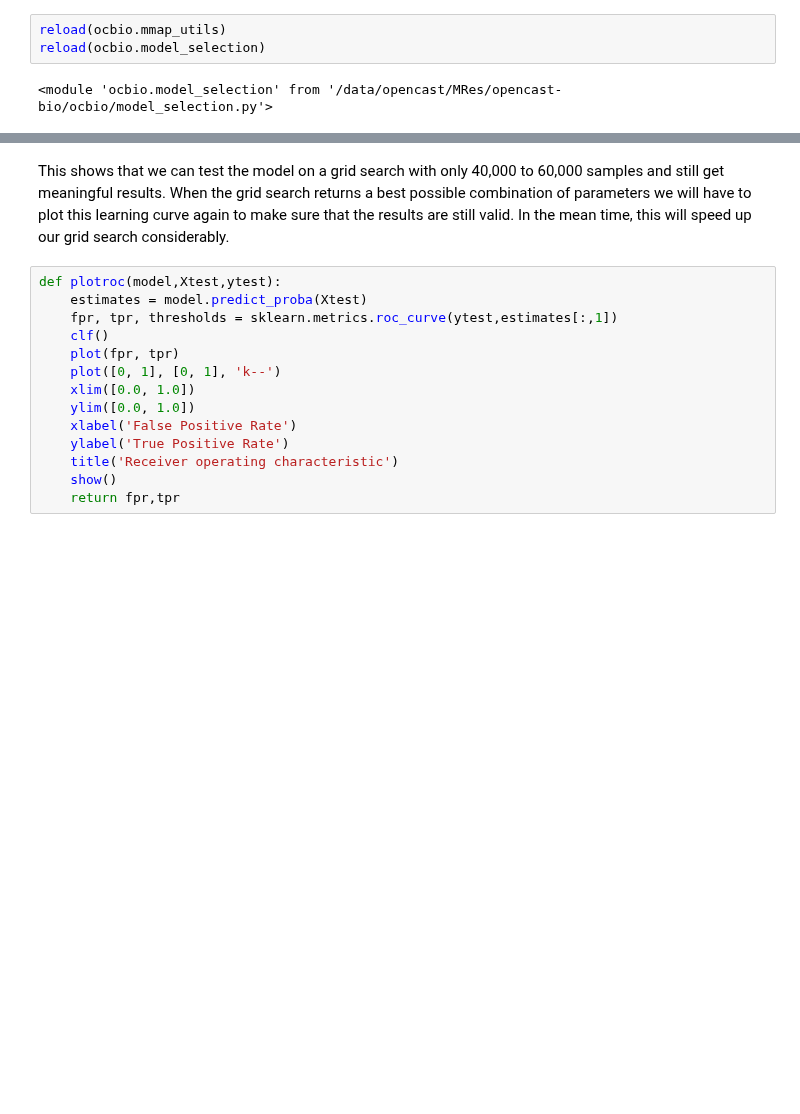
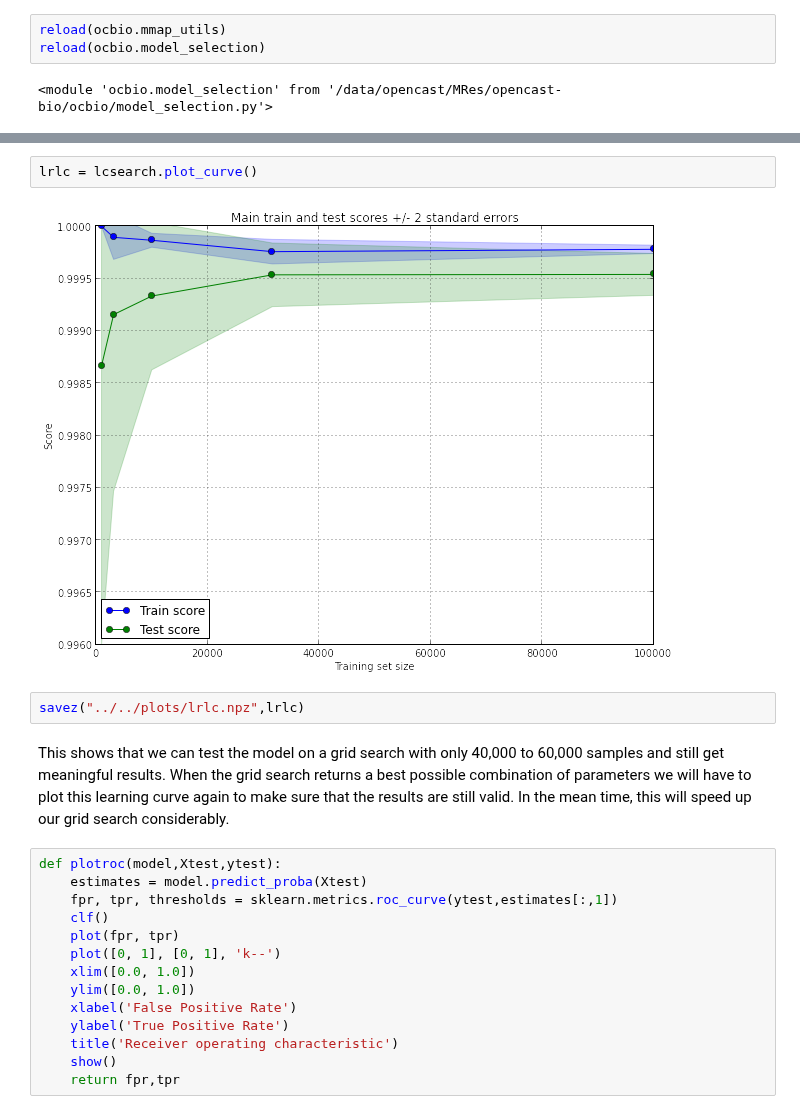
Before and after one commit to gngdb/opencast-bio, a Jupyter notebook: notebooks/Classifier Training.ipynb, the cells around one changed output, grey strips where cells are left out. Drawn from its saved outputs; the diff is of its cells as text; blank space fills up the shorter version.

```diff
--- a/notebooks/Classifier Training.ipynb
+++ b/notebooks/Classifier Training.ipynb
@@ -564,3 +486,9 @@ Pipeline(steps=[('imp', Imputer(axis=0, copy=True, missing_values='NaN', strateg
+# %%
+lrlc = lcsearch.plot_curve()
+# %% [output]
+[figure, added]
+# %%
+savez("../../plots/lrlc.npz",lrlc)
 # %% [markdown]
 This shows that we can test the model on a grid search with only 40,000 to 60,000 samples and still get meaningful results.
 When the grid search returns a best possible combination of parameters we will have to plot this learning curve again to make sure that the results are still valid.
```
Also changed, not shown: parts of 18 cells of this notebook.
